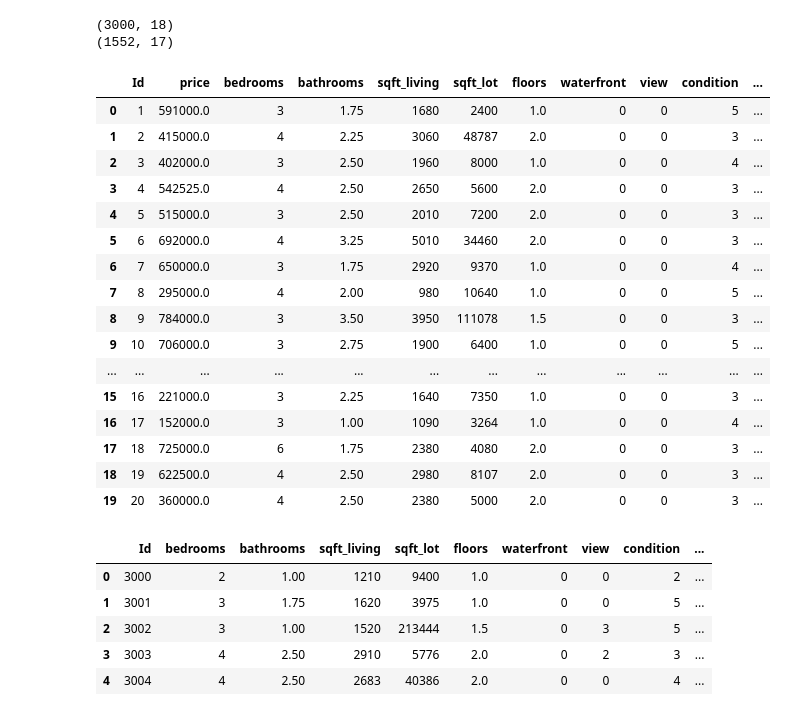
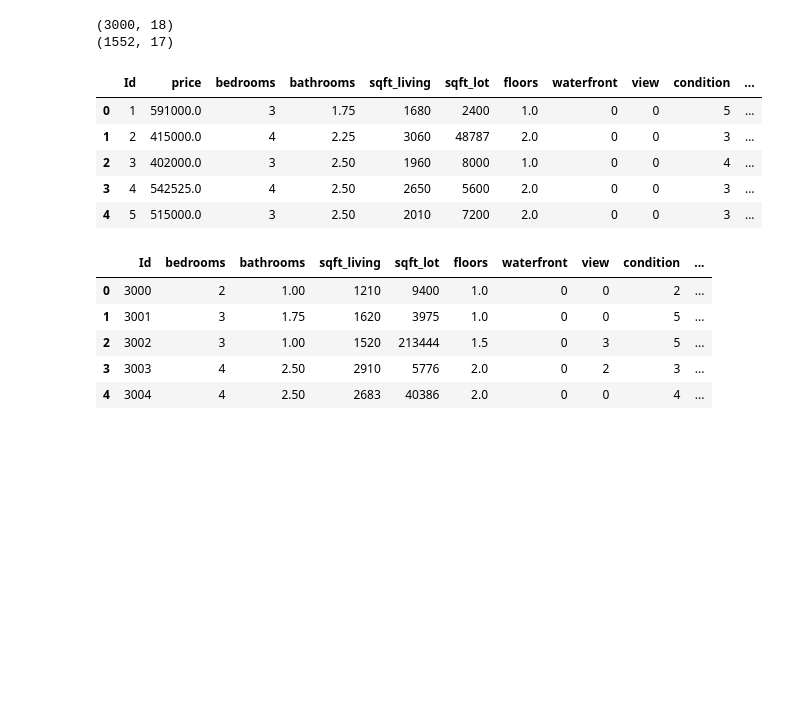
Before and after one commit to rajadevineni/House_Price_Prediction, a Jupyter notebook: KNN_regressor.ipynb, the cells around one changed output. Saved outputs shown, nothing was run; the diff lists cells and outputs as text; code cells hidden in the pictures; blank space fills up the shorter version.

```diff
--- a/KNN_regressor.ipynb
+++ b/KNN_regressor.ipynb
@@ -17,25 +17,14 @@ print(make_prediction.shape)
 (1552, 17)
 # %%
 pd.set_option('display.max_columns', 999)
-data.head(20)
+data.head()
 # %% [output]
 |  | Id | price | bedrooms | bathrooms | sqft_living | sqft_lot | floors | waterfront | view | condition | ... |
 | 0 | 1 | 591000.0 | 3 | 1.75 | 1680 | 2400 | 1.0 | 0 | 0 | 5 | ... |
 | 1 | 2 | 415000.0 | 4 | 2.25 | 3060 | 48787 | 2.0 | 0 | 0 | 3 | ... |
 | 2 | 3 | 402000.0 | 3 | 2.50 | 1960 | 8000 | 1.0 | 0 | 0 | 4 | ... |
 | 3 | 4 | 542525.0 | 4 | 2.50 | 2650 | 5600 | 2.0 | 0 | 0 | 3 | ... |
 | 4 | 5 | 515000.0 | 3 | 2.50 | 2010 | 7200 | 2.0 | 0 | 0 | 3 | ... |
-| 5 | 6 | 692000.0 | 4 | 3.25 | 5010 | 34460 | 2.0 | 0 | 0 | 3 | ... |
-| 6 | 7 | 650000.0 | 3 | 1.75 | 2920 | 9370 | 1.0 | 0 | 0 | 4 | ... |
-| 7 | 8 | 295000.0 | 4 | 2.00 | 980 | 10640 | 1.0 | 0 | 0 | 5 | ... |
-| 8 | 9 | 784000.0 | 3 | 3.50 | 3950 | 111078 | 1.5 | 0 | 0 | 3 | ... |
-| 9 | 10 | 706000.0 | 3 | 2.75 | 1900 | 6400 | 1.0 | 0 | 0 | 5 | ... |
-| ... | ... | ... | ... | ... | ... | ... | ... | ... | ... | ... | ... |
-| 15 | 16 | 221000.0 | 3 | 2.25 | 1640 | 7350 | 1.0 | 0 | 0 | 3 | ... |
-| 16 | 17 | 152000.0 | 3 | 1.00 | 1090 | 3264 | 1.0 | 0 | 0 | 4 | ... |
-| 17 | 18 | 725000.0 | 6 | 1.75 | 2380 | 4080 | 2.0 | 0 | 0 | 3 | ... |
-| 18 | 19 | 622500.0 | 4 | 2.50 | 2980 | 8107 | 2.0 | 0 | 0 | 3 | ... |
-| 19 | 20 | 360000.0 | 4 | 2.50 | 2380 | 5000 | 2.0 | 0 | 0 | 3 | ... |
 # %%
 make_prediction.head()
 # %% [output]
```
Also changed, not shown: parts of 1 cell of this notebook.
